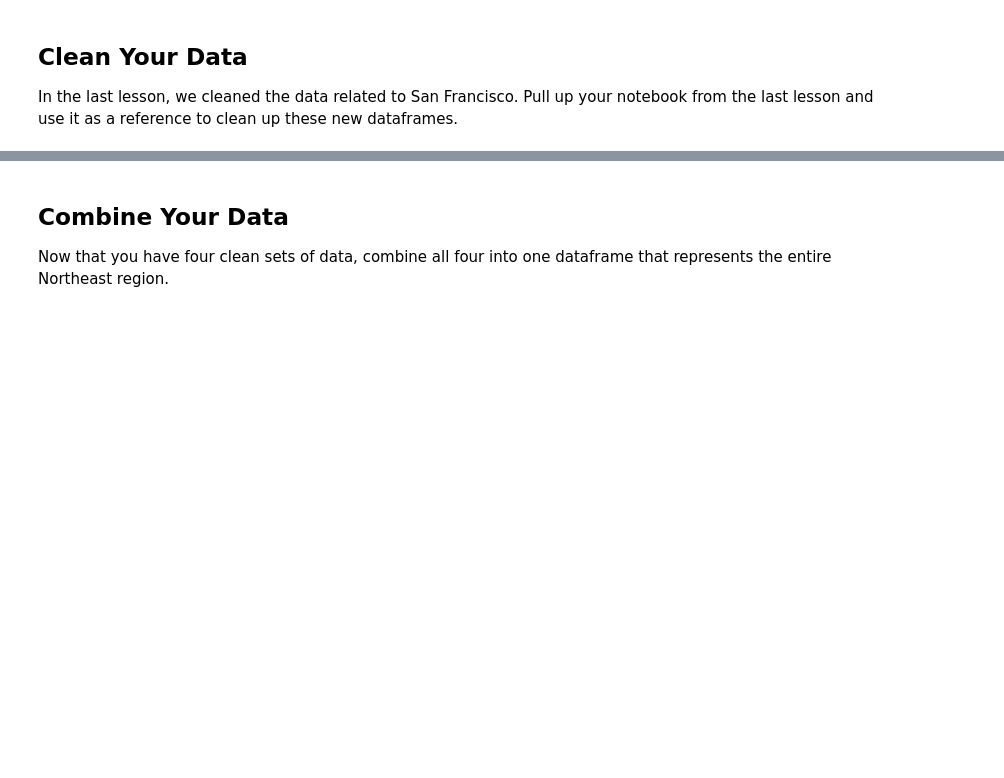
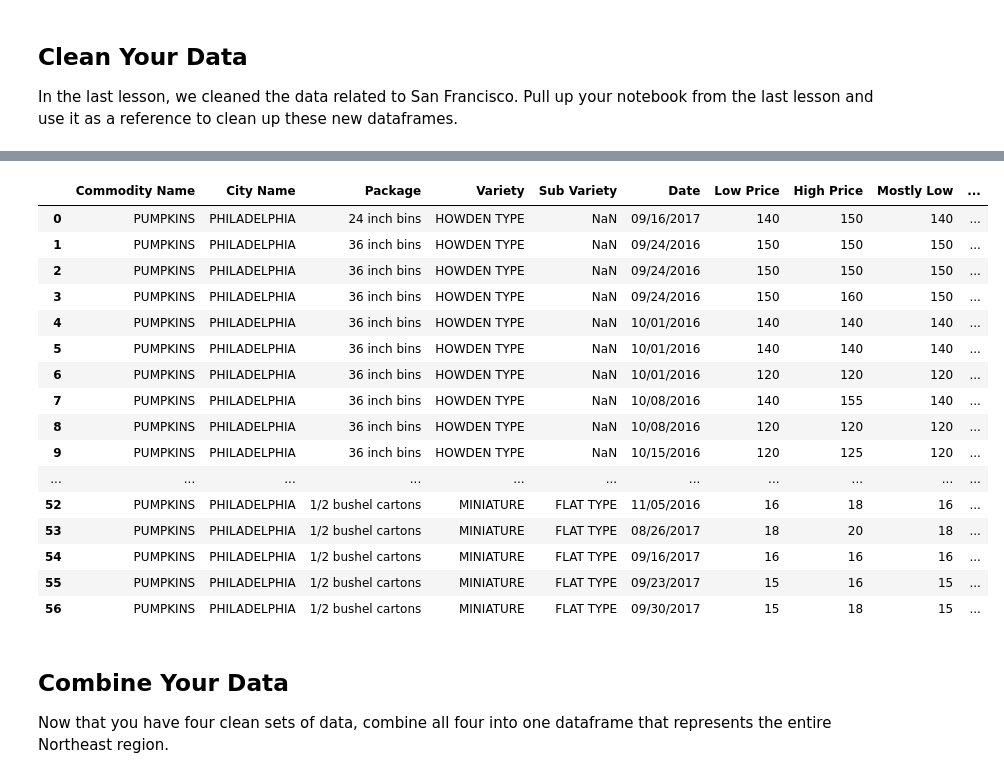
Before and after one commit to SeshasreeB/data-analysis-projects, a Jupyter notebook: data-manipulation/studio/data-manipulation-studio/data-manipulation-studio.ipynb, the cells around one changed output, grey strips where cells are left out. Saved outputs shown, nothing was run; the diff lists cells and outputs as text; code cells hidden in the pictures; blank space fills up the shorter version.

```diff
--- a/data-manipulation/studio/data-manipulation-studio/data-manipulation-studio.ipynb
+++ b/data-manipulation/studio/data-manipulation-studio/data-manipulation-studio.ipynb
@@ -44,8 +86,26 @@ NewYork_clean
 # %%
 philadelphia.describe()
 philadelphia.value_counts(dropna=False)
-philadelphia_clean = NewYork.dropna(axis="columns", how="all")
+philadelphia_clean = philadelphia.dropna(axis="columns", how="all")
 philadelphia_clean
+# %% [output]
+|  | Commodity Name | City Name | Package | Variety | Sub Variety | Date | Low Price | High Price | Mostly Low | ... |
+| 0 | PUMPKINS | PHILADELPHIA | 24 inch bins | HOWDEN TYPE | NaN | 09/16/2017 | 140 | 150 | 140 | ... |
+| 1 | PUMPKINS | PHILADELPHIA | 36 inch bins | HOWDEN TYPE | NaN | 09/24/2016 | 150 | 150 | 150 | ... |
+| 2 | PUMPKINS | PHILADELPHIA | 36 inch bins | HOWDEN TYPE | NaN | 09/24/2016 | 150 | 150 | 150 | ... |
+| 3 | PUMPKINS | PHILADELPHIA | 36 inch bins | HOWDEN TYPE | NaN | 09/24/2016 | 150 | 160 | 150 | ... |
+| 4 | PUMPKINS | PHILADELPHIA | 36 inch bins | HOWDEN TYPE | NaN | 10/01/2016 | 140 | 140 | 140 | ... |
+| 5 | PUMPKINS | PHILADELPHIA | 36 inch bins | HOWDEN TYPE | NaN | 10/01/2016 | 140 | 140 | 140 | ... |
+| 6 | PUMPKINS | PHILADELPHIA | 36 inch bins | HOWDEN TYPE | NaN | 10/01/2016 | 120 | 120 | 120 | ... |
+| 7 | PUMPKINS | PHILADELPHIA | 36 inch bins | HOWDEN TYPE | NaN | 10/08/2016 | 140 | 155 | 140 | ... |
+| 8 | PUMPKINS | PHILADELPHIA | 36 inch bins | HOWDEN TYPE | NaN | 10/08/2016 | 120 | 120 | 120 | ... |
+| 9 | PUMPKINS | PHILADELPHIA | 36 inch bins | HOWDEN TYPE | NaN | 10/15/2016 | 120 | 125 | 120 | ... |
+| ... | ... | ... | ... | ... | ... | ... | ... | ... | ... | ... |
+| 52 | PUMPKINS | PHILADELPHIA | 1/2 bushel cartons | MINIATURE | FLAT TYPE | 11/05/2016 | 16 | 18 | 16 | ... |
+| 53 | PUMPKINS | PHILADELPHIA | 1/2 bushel cartons | MINIATURE | FLAT TYPE | 08/26/2017 | 18 | 20 | 18 | ... |
+| 54 | PUMPKINS | PHILADELPHIA | 1/2 bushel cartons | MINIATURE | FLAT TYPE | 09/16/2017 | 16 | 16 | 16 | ... |
+| 55 | PUMPKINS | PHILADELPHIA | 1/2 bushel cartons | MINIATURE | FLAT TYPE | 09/23/2017 | 15 | 16 | 15 | ... |
+| 56 | PUMPKINS | PHILADELPHIA | 1/2 bushel cartons | MINIATURE | FLAT TYPE | 09/30/2017 | 15 | 18 | 15 | ... |
 # %% [markdown]
 ## Combine Your Data
 
```
Also changed, not shown: parts of 6 cells of this notebook, 1 other file.
